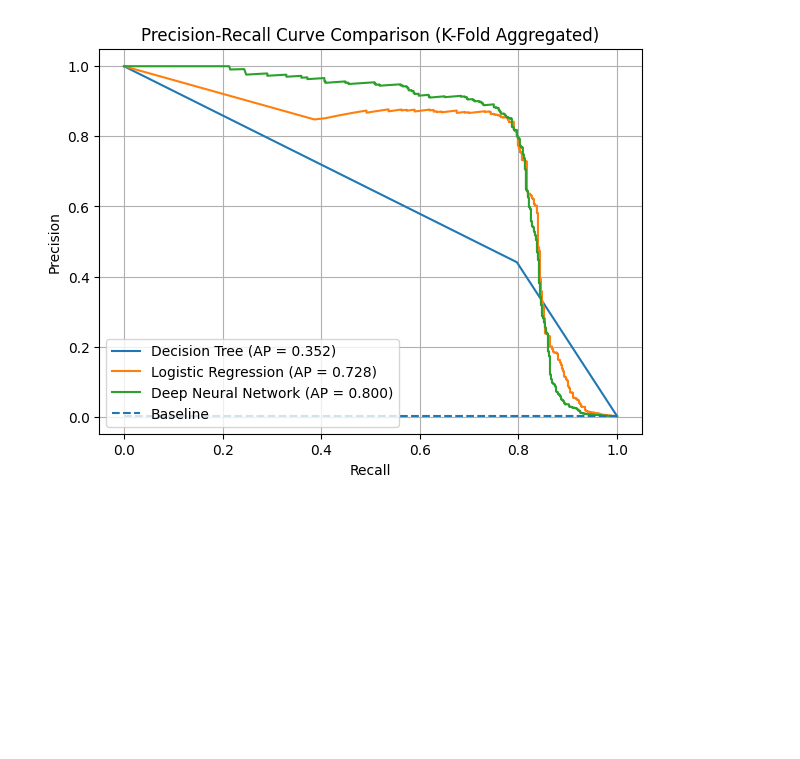
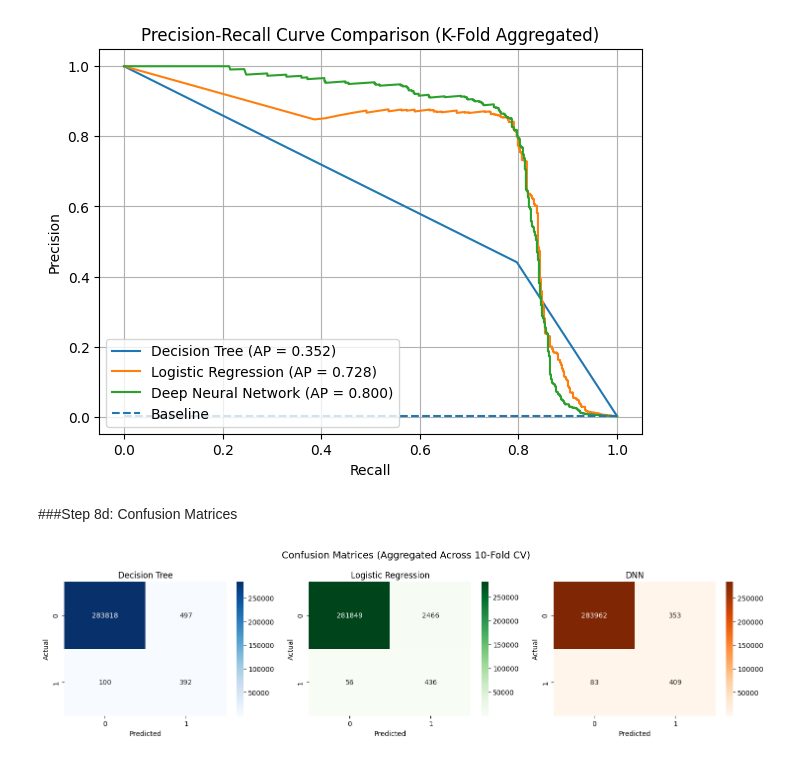
Before and after one commit to COMP3608-Group-12/Project, a Jupyter notebook: Group_12_Dataset_1.ipynb, the cells around one changed output. Saved outputs shown, nothing was run; the diff lists cells and outputs as text; code cells hidden in the pictures; blank space fills up the shorter version.

Commit message:
Plotted Heatmaps of all three models using aggregated K Fold results

```diff
--- a/Group_12_Dataset_1.ipynb
+++ b/Group_12_Dataset_1.ipynb
@@ -113,6 +113,7 @@ all_results = []
 
 all_y_true_dt = []
 all_y_prob_dt = []
+all_y_pred_dt = []
 
 # Manual KFold Loop
 for fold, (train_index, test_index) in enumerate(kf.split(X, y), 1):
@@ -136,6 +137,7 @@ for fold, (train_index, test_index) in enumerate(kf.split(X, y), 1):
 
     all_y_true_dt.extend(y_test)
     all_y_prob_dt.extend(y_prob)
+    all_y_pred_dt.extend(y_pred)
 
     #Performance metrics
     results = {
@@ -248,6 +250,7 @@ all_results = []
 
 all_y_true_dnn = []
 all_y_prob_dnn = []
+all_y_pred_dnn = []
 
 #Manual K-Fold loop
 for fold, (train_index, test_index) in enumerate(kf.split(X, y), 1):
@@ -286,6 +289,7 @@ for fold, (train_index, test_index) in enumerate(kf.split(X, y), 1):
 
     all_y_true_dnn.extend(y_test)
     all_y_prob_dnn.extend(y_prob)
+    all_y_pred_dnn.extend(y_pred)
 
     #Performance Metrics
     results = {
@@ -359,6 +363,7 @@ lr_fold_results = []
 
 all_y_true_lr = []
 all_y_prob_lr = []
+all_y_pred_lr = []
 
 #Threshold was added bc initial run the precision was very low
 threshold = 0.8
@@ -390,6 +395,7 @@ for fold, (train_index, test_index) in enumerate(kf.split(X, y), 1):
 
     all_y_true_lr.extend(y_test)
     all_y_prob_lr.extend(y_prob)
+    all_y_pred_lr.extend(y_pred)
 
      #Performance metrics
     results = {
@@ -566,3 +572,41 @@ plt.grid()
 plt.show()
 # %% [output]
 [figure]
+# %% [markdown]
+###Step 8d: Confusion Matrices
+# %%
+import matplotlib.pyplot as plt
+import seaborn as sns
+from sklearn.metrics import confusion_matrix
+
+# Compute confusion matrices
+cm_dt = confusion_matrix(all_y_true_dt, all_y_pred_dt)
+cm_lr = confusion_matrix(all_y_true_lr, all_y_pred_lr)
+cm_dnn = confusion_matrix(all_y_true_dnn, all_y_pred_dnn)
+
+# Plot all in one figure
+fig, axes = plt.subplots(1, 3, figsize=(15, 4))
+
+# Decision Tree
+sns.heatmap(cm_dt, annot=True, fmt='d', cmap='Blues', ax=axes[0])
+axes[0].set_title("Decision Tree")
+axes[0].set_xlabel("Predicted")
+axes[0].set_ylabel("Actual")
+
+# Logistic Regression
+sns.heatmap(cm_lr, annot=True, fmt='d', cmap='Greens', ax=axes[1])
+axes[1].set_title("Logistic Regression")
+axes[1].set_xlabel("Predicted")
+axes[1].set_ylabel("Actual")
+
+# Deep Neural Network
+sns.heatmap(cm_dnn, annot=True, fmt='d', cmap='Oranges', ax=axes[2])
+axes[2].set_title("DNN")
+axes[2].set_xlabel("Predicted")
+axes[2].set_ylabel("Actual")
+
+plt.suptitle("Confusion Matrices (Aggregated Across 10-Fold CV)", fontsize=14)
+plt.tight_layout()
+plt.show()
+# %% [output]
+[figure, added]
```
